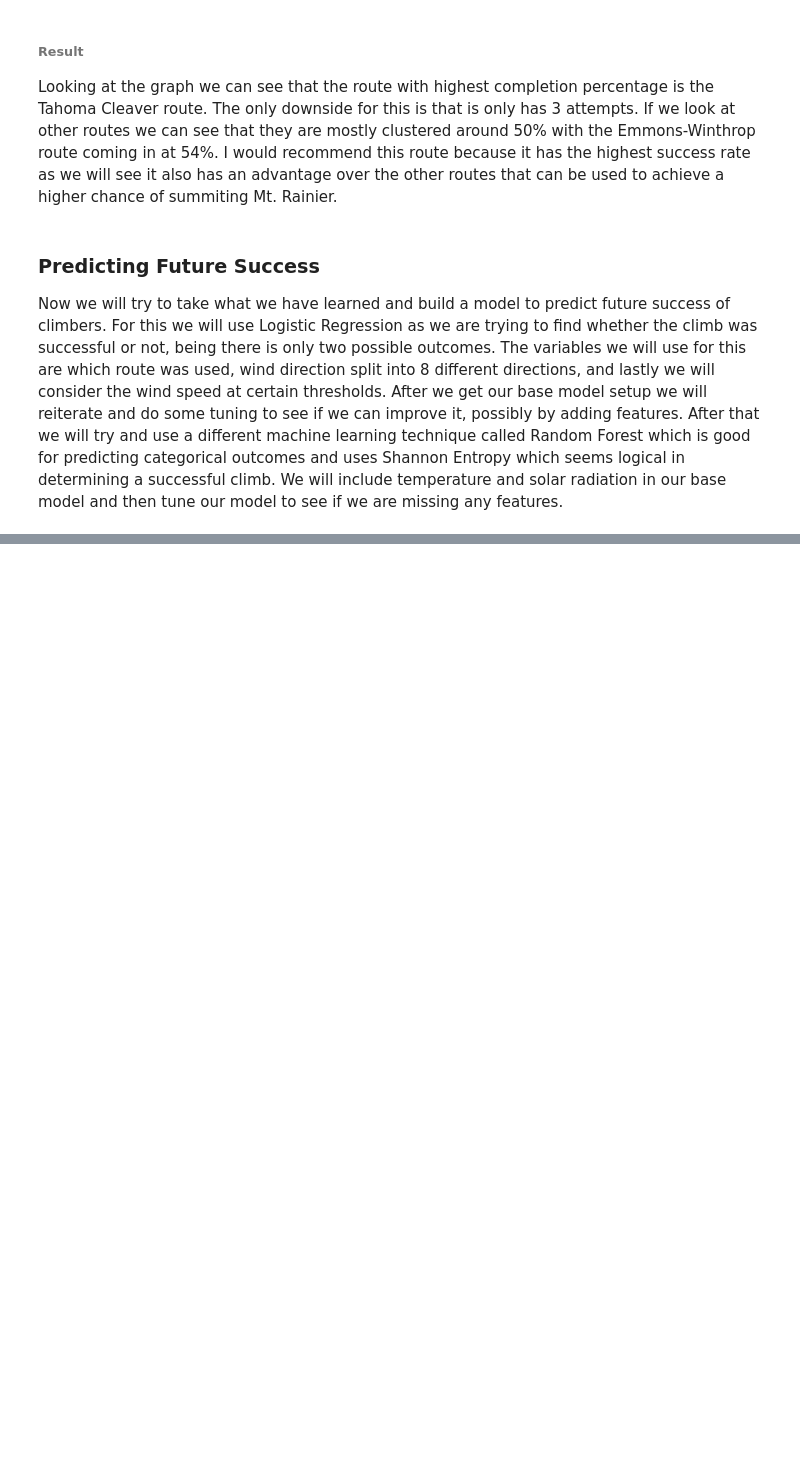
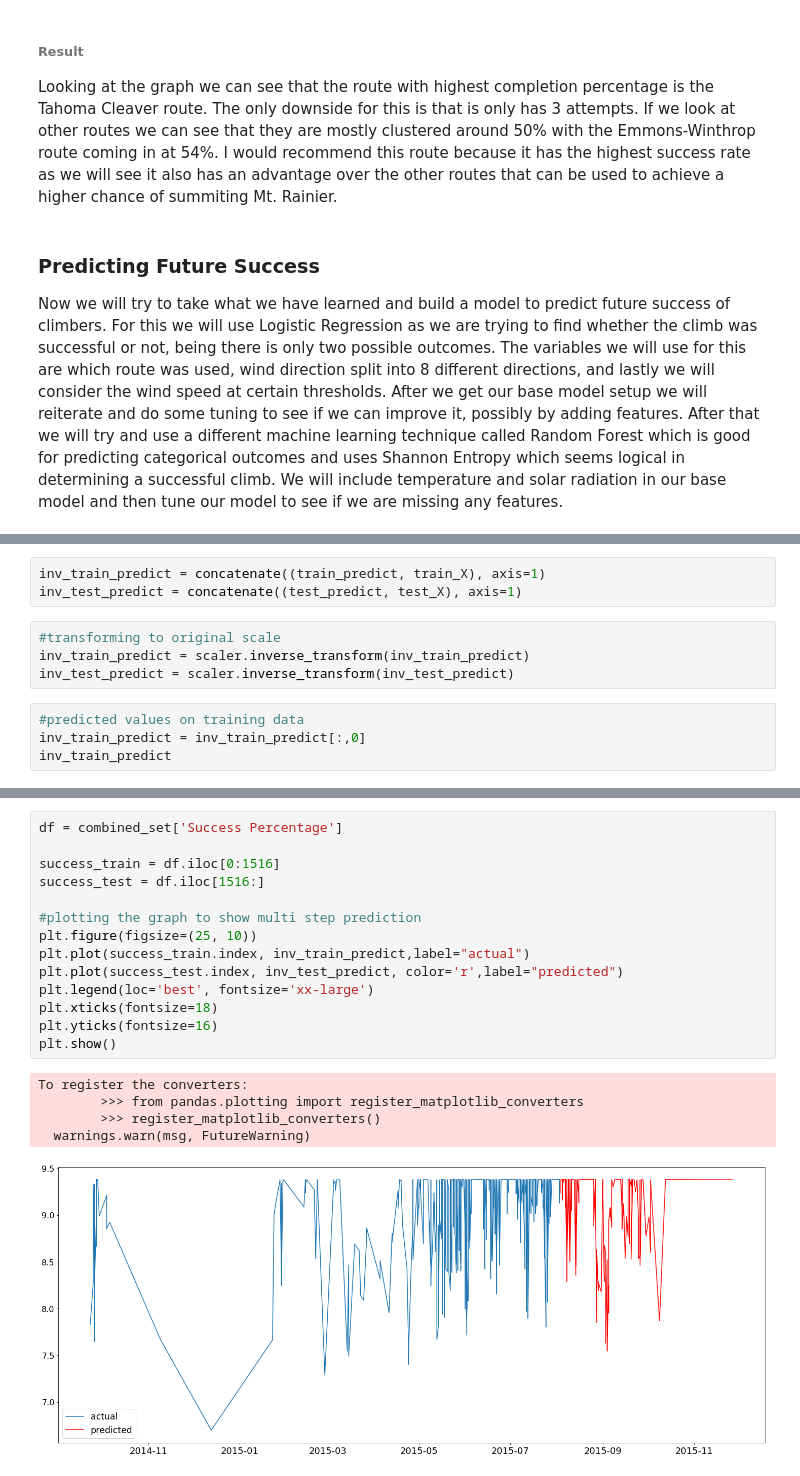
Before and after one commit to Glezzy/Mount-Rainier-Climbing-Analysis, a Jupyter notebook: Summiting Mt. Rainier Report.ipynb, the cells around one changed output, grey strips where cells are left out. Saved outputs shown, nothing was run; the diff lists cells and outputs as text; blank space fills up the shorter version.

```diff
--- a/Summiting Mt. Rainier Report.ipynb
+++ b/Summiting Mt. Rainier Report.ipynb
@@ -304,0 +423,11 @@ combined_set.head()
+# %%
+inv_train_predict = concatenate((train_predict, train_X), axis=1)
+inv_test_predict = concatenate((test_predict, test_X), axis=1)
+# %%
+#transforming to original scale
+inv_train_predict = scaler.inverse_transform(inv_train_predict)
+inv_test_predict = scaler.inverse_transform(inv_test_predict)
+# %%
+#predicted values on training data
+inv_train_predict = inv_train_predict[:,0]
+inv_train_predict
@@ -304,0 +497,20 @@ combined_set.head()
+# %%
+df = combined_set['Success Percentage']
+
+success_train = df.iloc[0:1516]
+success_test = df.iloc[1516:]
+
+#plotting the graph to show multi step prediction
+plt.figure(figsize=(25, 10))
+plt.plot(success_train.index, inv_train_predict,label="actual")
+plt.plot(success_test.index, inv_test_predict, color='r',label="predicted")
+plt.legend(loc='best', fontsize='xx-large')
+plt.xticks(fontsize=18)
+plt.yticks(fontsize=16)
+plt.show()
+# %% [output]
+To register the converters:
+        >>> from pandas.plotting import register_matplotlib_converters
+        >>> register_matplotlib_converters()
+  warnings.warn(msg, FutureWarning)
+[figure, added]
```
Also changed, not shown: parts of 29 cells of this notebook.
